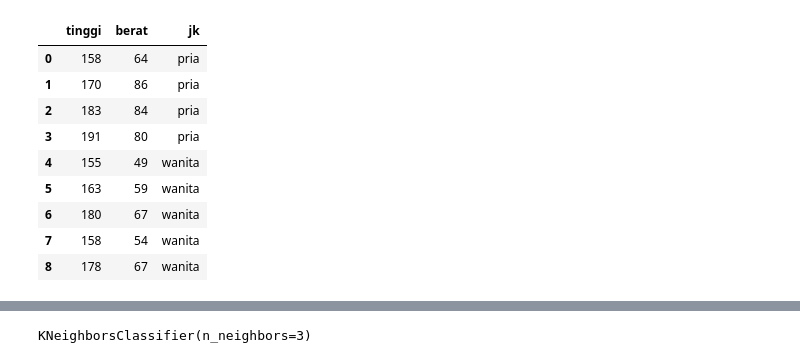
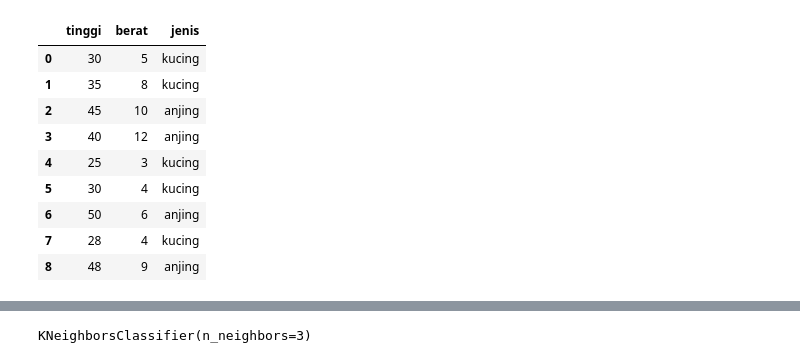
Before and after one commit to naninuraini/FUZZY-LOGIC, a Jupyter notebook: tugas2/Classification dengan KNN.ipynb, the cells around one changed output, grey strips where cells are left out. Saved outputs shown, nothing was run; the diff lists cells and outputs as text; code cells hidden in the pictures.

```diff
--- a/tugas2/Classification dengan KNN.ipynb
+++ b/tugas2/Classification dengan KNN.ipynb
@@ -1,25 +0,0 @@
-# %%
-import pandas as pd
-
-sensus = {
-    'tinggi': [158, 170, 183, 191, 155, 163, 180, 158, 178],
-    'berat': [64, 86, 84, 80, 49, 59, 67, 54, 67],
-    'jk': [
-        'pria', 'pria', 'pria', 'pria', 'wanita', 'wanita', 'wanita', 'wanita',
-        'wanita'
-    ]
-}
-
-sensus_df = pd.DataFrame(sensus)
-sensus_df
-# %% [output]
-|  | tinggi | berat | jk |
-| 0 | 158 | 64 | pria |
-| 1 | 170 | 86 | pria |
-| 2 | 183 | 84 | pria |
-| 3 | 191 | 80 | pria |
-| 4 | 155 | 49 | wanita |
-| 5 | 163 | 59 | wanita |
-| 6 | 180 | 67 | wanita |
-| 7 | 158 | 54 | wanita |
-| 8 | 178 | 67 | wanita |
@@ -26 +9,22 @@ sensus_df
+# %%
+# Data hewan peliharaan
+hewan = {
+    'tinggi': [30, 35, 45, 40, 25, 30, 50, 28, 48],
+    'berat': [5, 8, 10, 12, 3, 4, 6, 4, 9],
+    'jenis': ['kucing', 'kucing', 'anjing', 'anjing', 'kucing', 'kucing', 'anjing', 'kucing', 'anjing']
+}
+
+hewan_df = pd.DataFrame(hewan)
+hewan_df
+# %% [output]
+|  | tinggi | berat | jenis |
+| 0 | 30 | 5 | kucing |
+| 1 | 35 | 8 | kucing |
+| 2 | 45 | 10 | anjing |
+| 3 | 40 | 12 | anjing |
+| 4 | 25 | 3 | kucing |
+| 5 | 30 | 4 | kucing |
+| 6 | 50 | 6 | anjing |
+| 7 | 28 | 4 | kucing |
+| 8 | 48 | 9 | anjing |
 # %%
```
Also changed, not shown: parts of 30 cells of this notebook, 2 other files.
